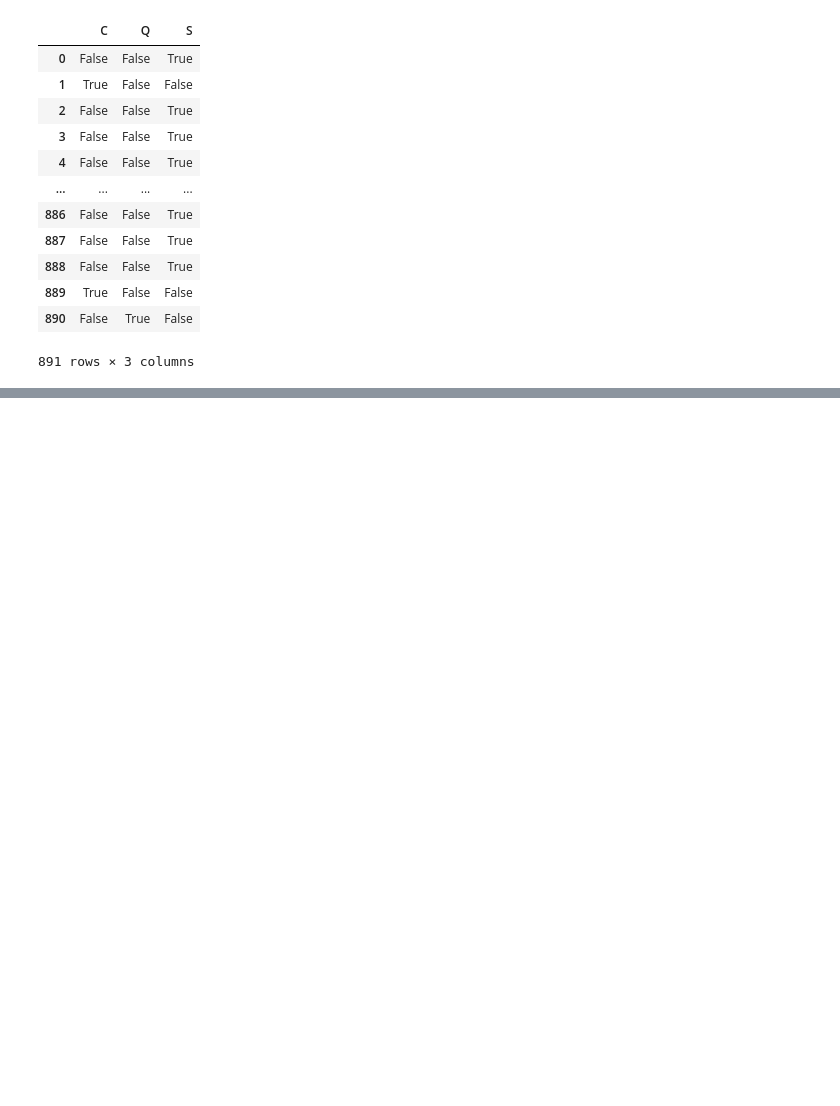
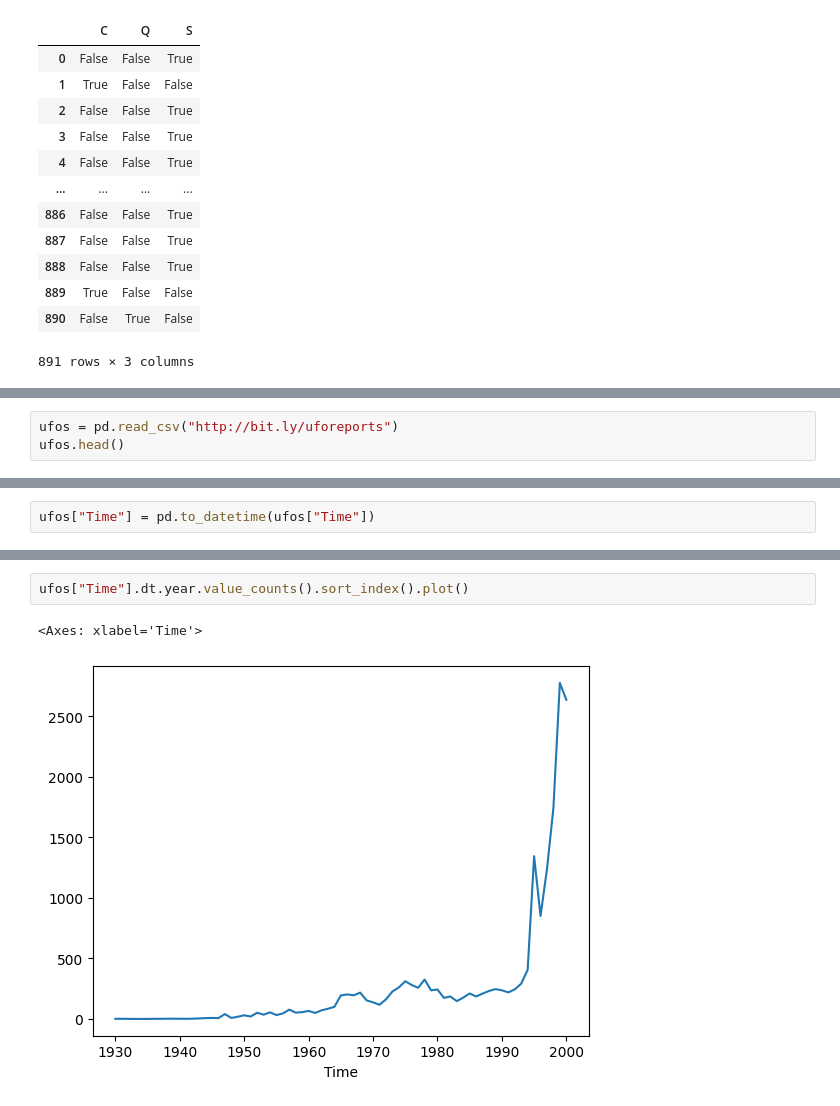
Before and after one commit to inancarin/DSA201_2024_2025_SPRING, a Jupyter notebook: Week05/Lecture/pandas2.ipynb, the cells around one changed output, grey strips where cells are left out. Cells and saved outputs as stored; diff of their text form; blank space fills up the shorter version.

```diff
--- a/Week05/Lecture/pandas2.ipynb
+++ b/Week05/Lecture/pandas2.ipynb
@@ -613,0 +663,3 @@ titanic.head()
+# %%
+ufos = pd.read_csv("http://bit.ly/uforeports")
+ufos.head()
@@ -613,0 +682,2 @@ titanic.head()
+# %%
+ufos["Time"] = pd.to_datetime(ufos["Time"])
@@ -613,0 +794,5 @@ titanic.head()
+# %%
+ufos["Time"].dt.year.value_counts().sort_index().plot()
+# %% [output]
+<Axes: xlabel='Time'>
+[figure, added]
```
Also changed, not shown: parts of 41 cells of this notebook, 1 other file.
